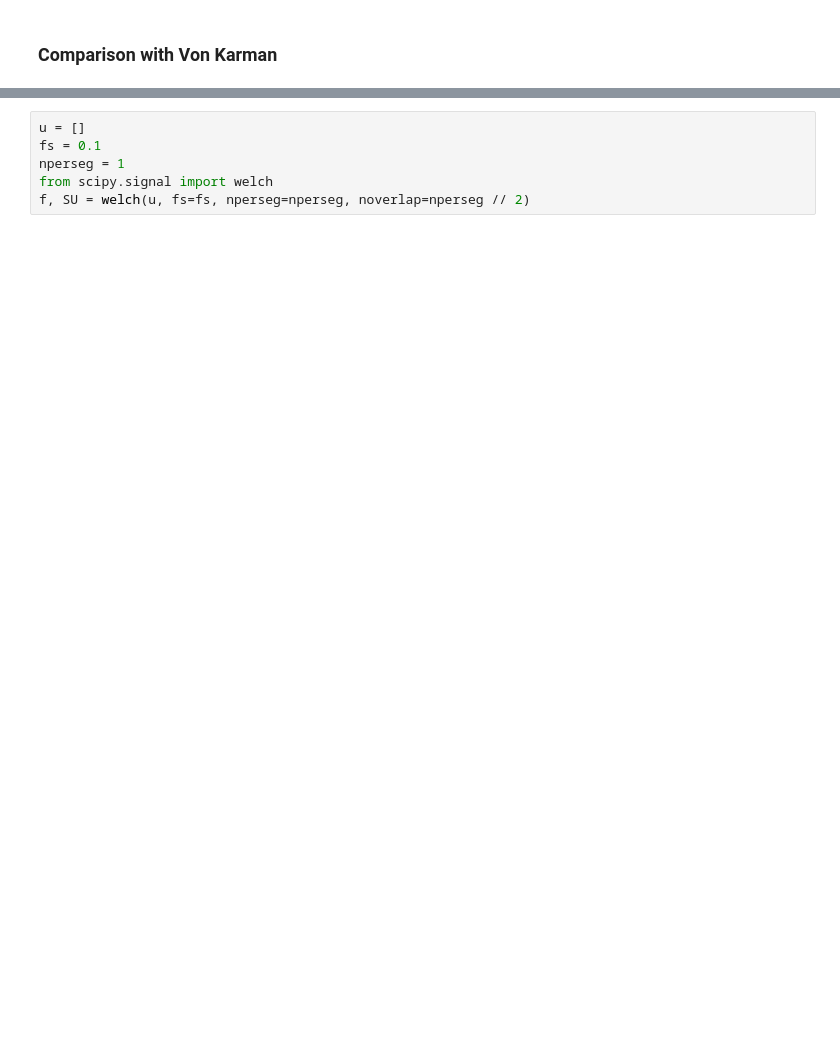
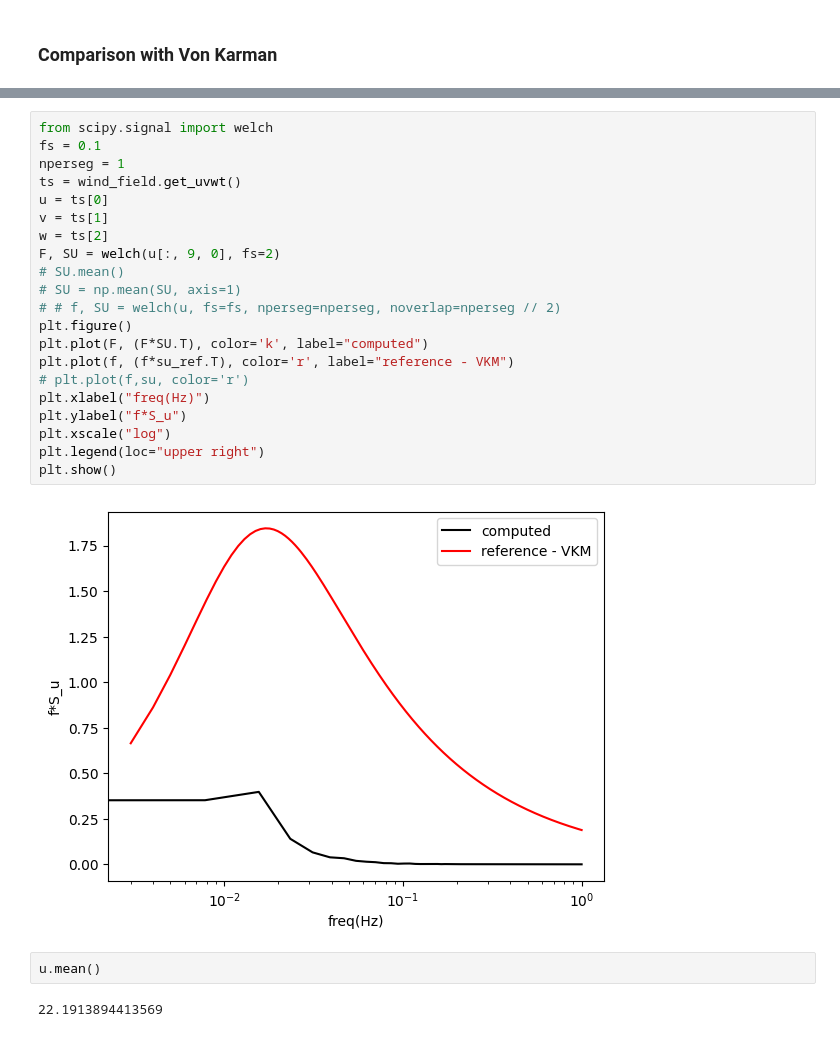
Before and after one commit to zwergon/yawisi, a Jupyter notebook: notebooks/karman_horizontal_line.ipynb, the cells around one changed output, grey strips where cells are left out. Cells and saved outputs as stored; diff of their text form; blank space fills up the shorter version.

```diff
--- a/notebooks/karman_horizontal_line.ipynb
+++ b/notebooks/karman_horizontal_line.ipynb
@@ -180,8 +167,29 @@ plt.show()
-# %%
-u = []
-fs = 0.1
-nperseg = 1
-from scipy.signal import welch
-f, SU = welch(u, fs=fs, nperseg=nperseg, noverlap=nperseg // 2)
+# %%
+from scipy.signal import welch
+fs = 0.1
+nperseg = 1
+ts = wind_field.get_uvwt()
+u = ts[0]
+v = ts[1]
+w = ts[2]
+F, SU = welch(u[:, 9, 0], fs=2)
+# SU.mean()
+# SU = np.mean(SU, axis=1)
+# # f, SU = welch(u, fs=fs, nperseg=nperseg, noverlap=nperseg // 2)
+plt.figure()
+plt.plot(F, (F*SU.T), color='k', label="computed")
+plt.plot(f, (f*su_ref.T), color='r', label="reference - VKM")
+# plt.plot(f,su, color='r')
+plt.xlabel("freq(Hz)")
+plt.ylabel("f*S_u")
+plt.xscale("log")
+plt.legend(loc="upper right")
+plt.show()
+# %% [output]
+[figure, added]
+# %%
+u.mean()
+# %% [output]
+22.1913894413569
 # %%
 plt.figure()
```
Also changed, not shown: parts of 8 cells of this notebook, 1 other file.
